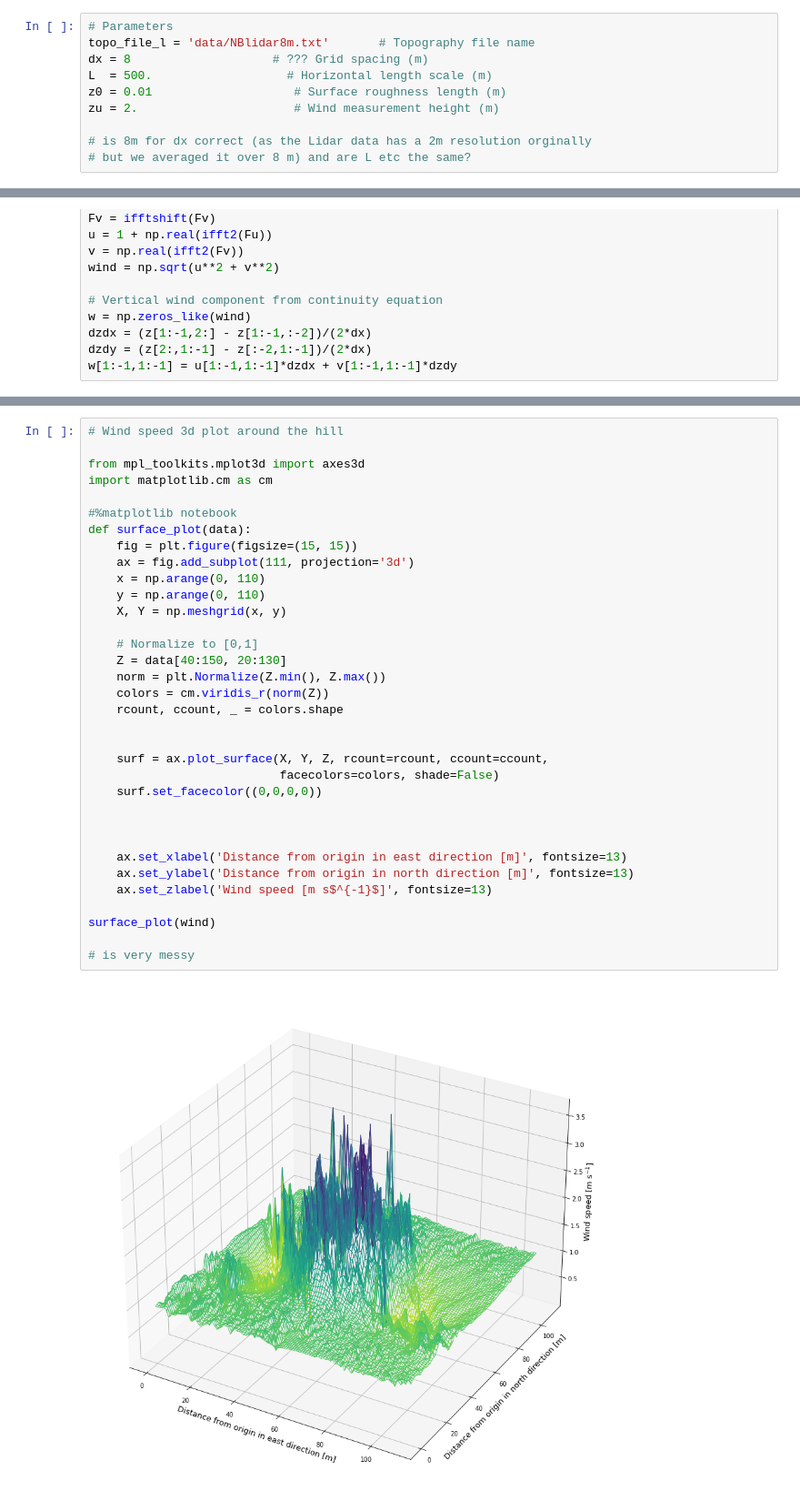
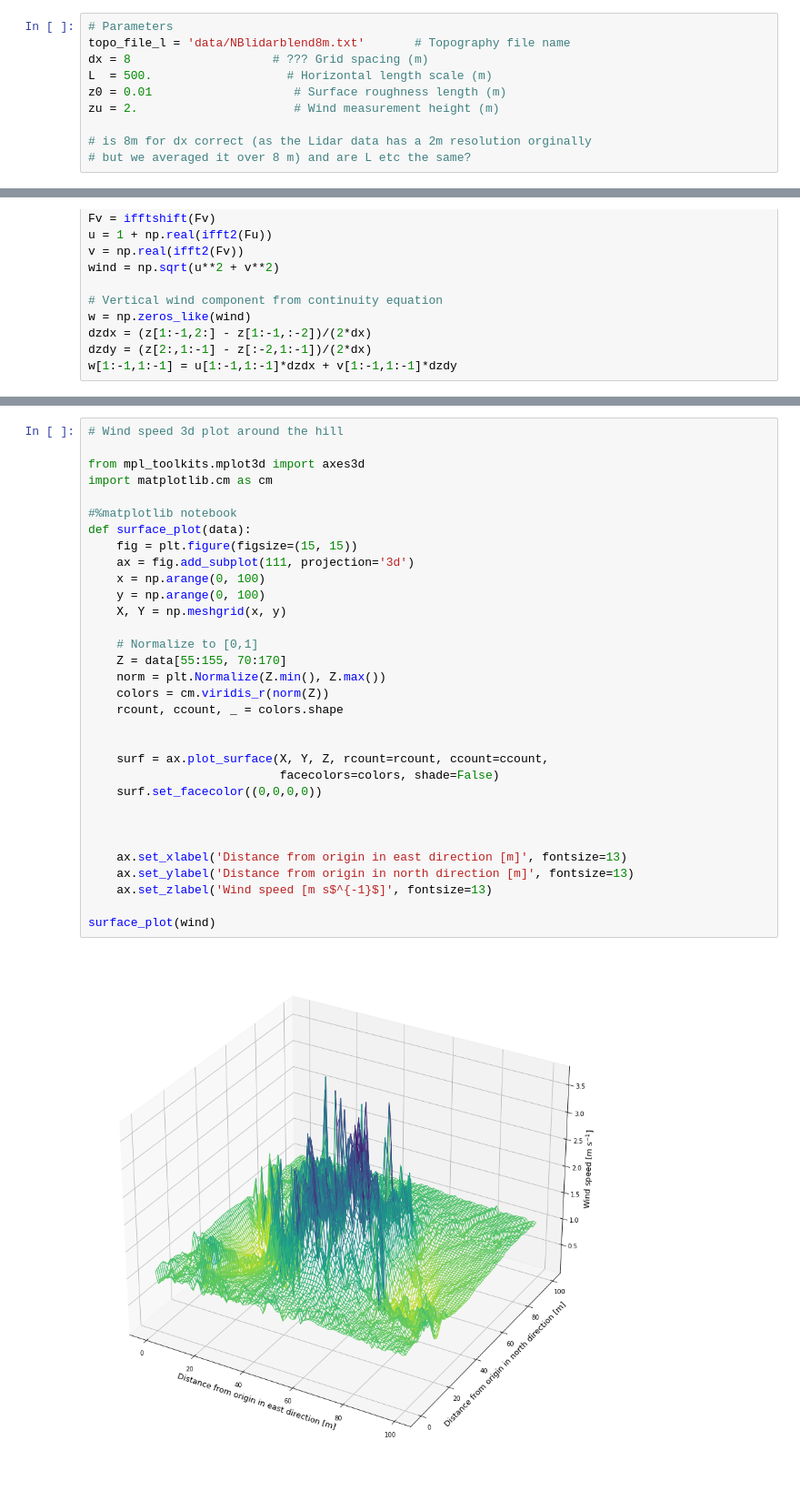
Before and after one commit to dhegedus99/MetGroupProject, a Jupyter notebook: WindBerwickLidar.ipynb, the cells around one changed output, grey strips where cells are left out. Shown at 91% size. Cells and saved outputs as stored; diff of their text form.

```diff
--- a/WindBerwickLidar.ipynb
+++ b/WindBerwickLidar.ipynb
@@ -16,7 +16,7 @@ import warnings
 warnings.filterwarnings('ignore')
 # %%
 # Parameters
-topo_file_l = 'data/NBlidar8m.txt'       # Topography file name
+topo_file_l = 'data/NBlidarblend8m.txt'       # Topography file name
 dx = 8                    # ??? Grid spacing (m)
 L  = 500.                   # Horizontal length scale (m)
 z0 = 0.01                    # Surface roughness length (m)
@@ -133,39 +125,37 @@ Text(0.5, 1.0, 'Vertical wind component over summit of North Berwick Law')
 # %%
 # Wind speed 3d plot around the hill
 
 from mpl_toolkits.mplot3d import axes3d
 import matplotlib.cm as cm
 
 #%matplotlib notebook
 def surface_plot(data):
     fig = plt.figure(figsize=(15, 15))
     ax = fig.add_subplot(111, projection='3d')
-    x = np.arange(0, 110)
-    y = np.arange(0, 110)
+    x = np.arange(0, 100)
+    y = np.arange(0, 100)
     X, Y = np.meshgrid(x, y)
 
     # Normalize to [0,1]
-    Z = data[40:150, 20:130]
+    Z = data[55:155, 70:170]
     norm = plt.Normalize(Z.min(), Z.max())
     colors = cm.viridis_r(norm(Z))
     rcount, ccount, _ = colors.shape
 
 
     surf = ax.plot_surface(X, Y, Z, rcount=rcount, ccount=ccount,
                            facecolors=colors, shade=False)
     surf.set_facecolor((0,0,0,0))
 
 
 
     ax.set_xlabel('Distance from origin in east direction [m]', fontsize=13)
     ax.set_ylabel('Distance from origin in north direction [m]', fontsize=13)
     ax.set_zlabel('Wind speed [m s$^{-1}$]', fontsize=13)
 
 surface_plot(wind)
-
-# is very messy
 # %% [output]
-[figure, old version]
+[figure, new version]
 # %%
 # 3D plot of Vertical wind speed component (w)
 
```
Also changed, not shown: parts of 4 cells of this notebook.
